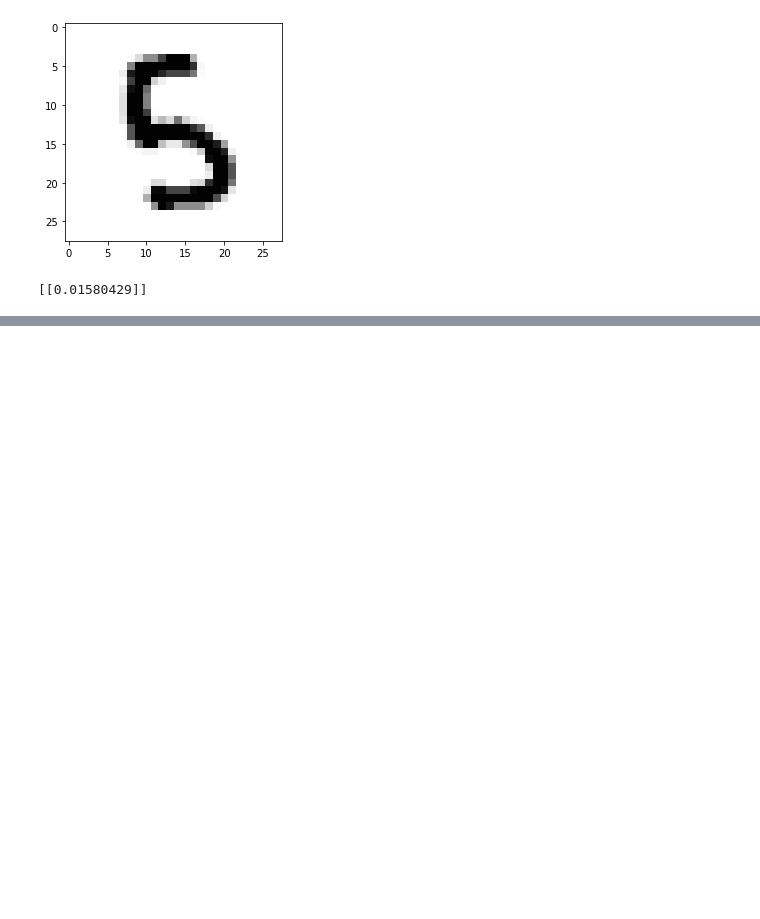
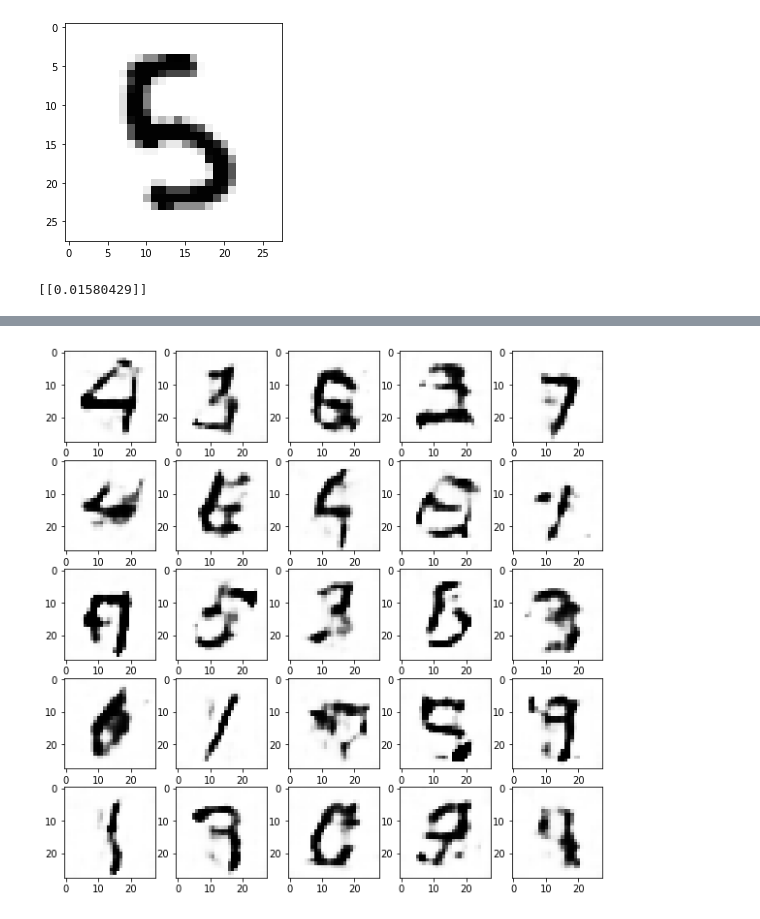
Before and after one commit to ShivamShrirao/GANs_from_scratch, a Jupyter notebook: DCGAN_mnist.ipynb, the cells around one changed output, grey strips where cells are left out. Saved outputs shown, nothing was run; the diff lists cells and outputs as text; code cells hidden in the pictures; blank space fills up the shorter version.

```diff
--- a/DCGAN_mnist.ipynb
+++ b/DCGAN_mnist.ipynb
@@ -204,0 +185,10 @@ for i,axi in enumerate(ax.flat):
+# %%
+# Well after just 1 epoch
+fig, ax = plt.subplots(nrows=5,ncols=5,figsize=[10,10])
+fig.patch.set_facecolor('white')
+noise=np.random.randn(25,100).astype(np.float32)
+gen=g.predict(noise)
+for i,axi in enumerate(ax.flat):
+    axi.imshow(gen[i].squeeze(), cmap='Greys')
+# %% [output]
+[figure, added]
```
Also changed, not shown: parts of 4 cells of this notebook, 3 other files.
